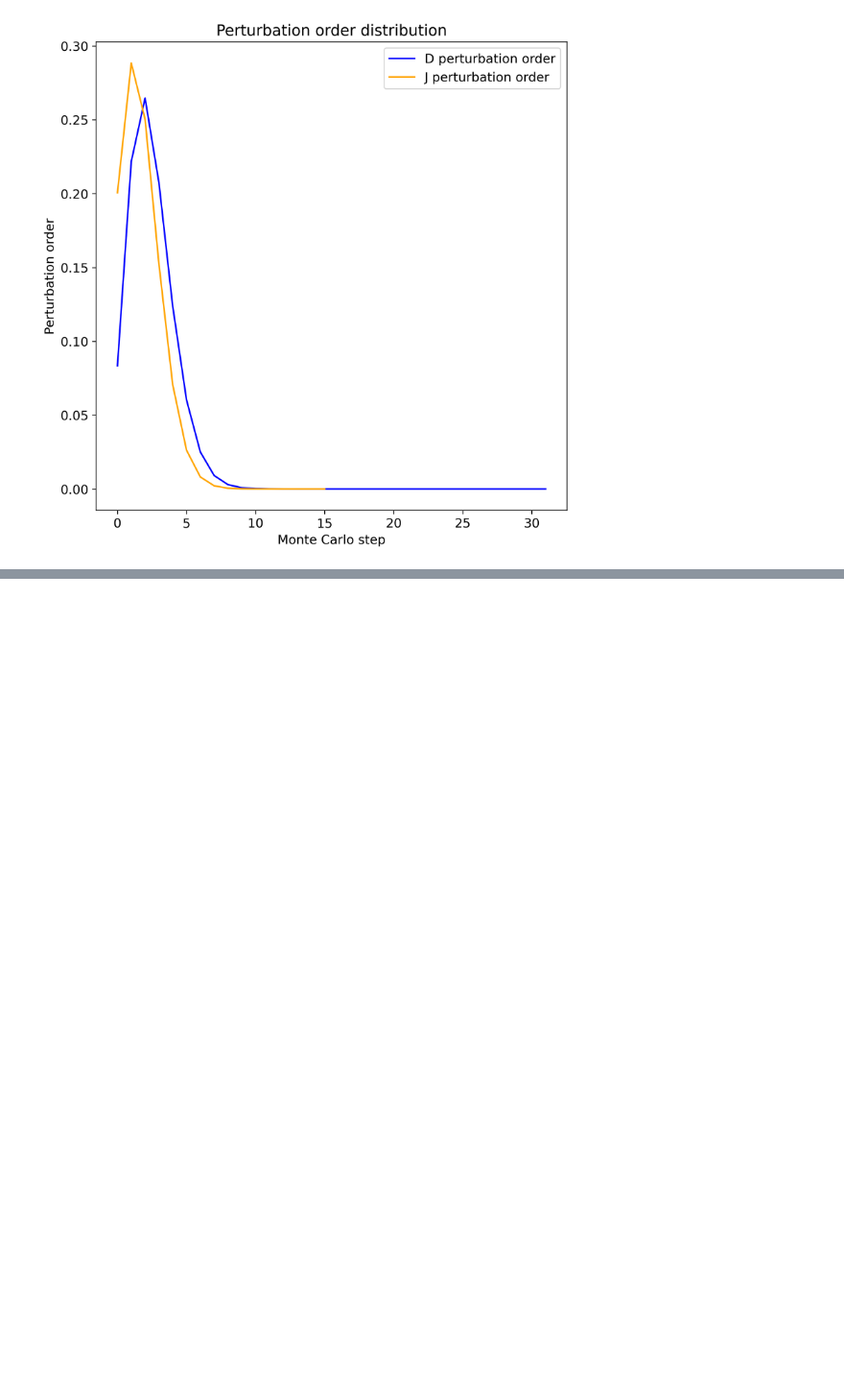
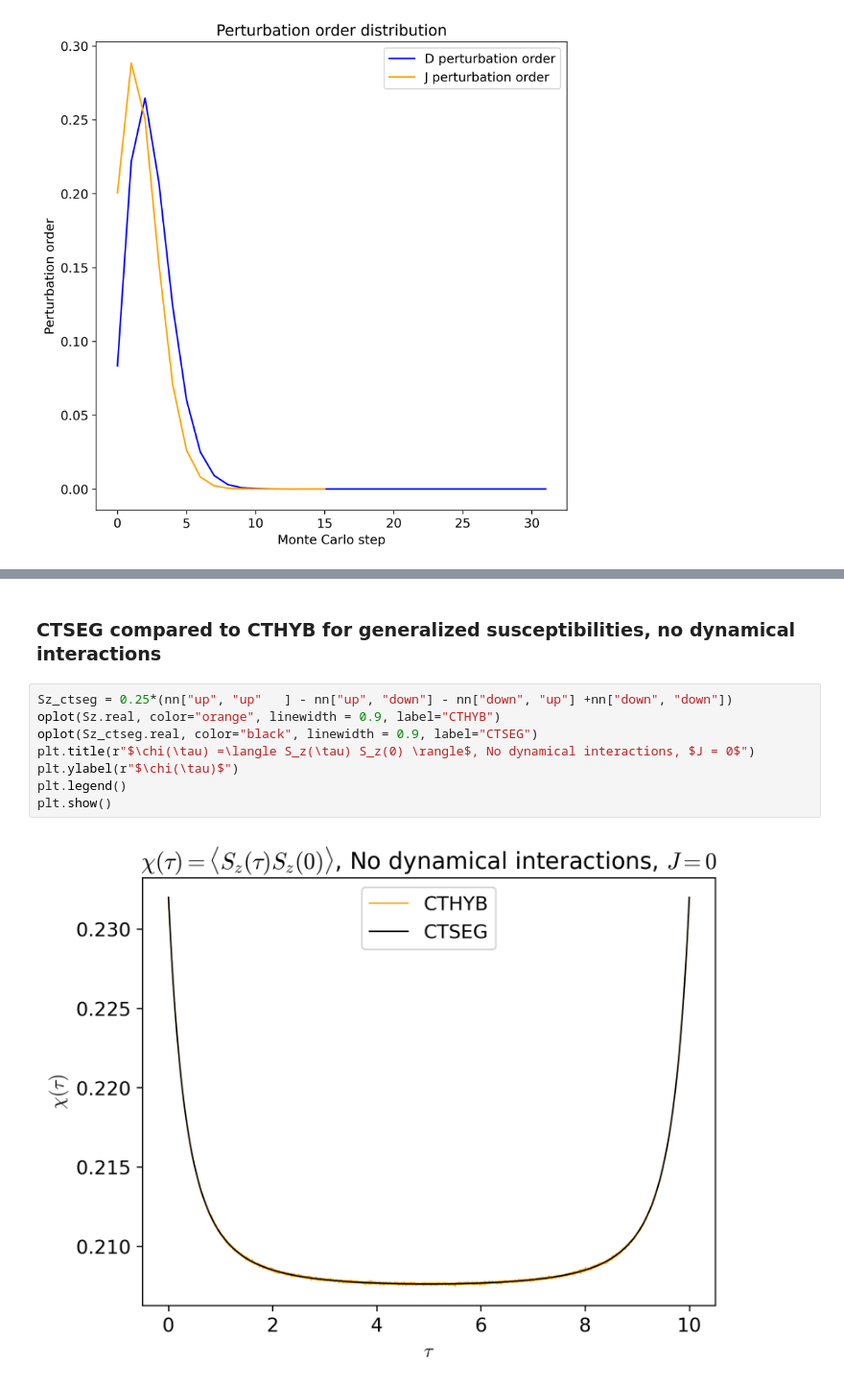
Before and after one commit to andrewkhardy/cthyb, a Jupyter notebook: benchmark/dynamic_int/CTHYB_Benchmarking.ipynb, the cells around one changed output, grey strips where cells are left out. Shown at 96% size. Cells and saved outputs as stored; diff of their text form; blank space fills up the shorter version.

```diff
--- a/benchmark/dynamic_int/CTHYB_Benchmarking.ipynb
+++ b/benchmark/dynamic_int/CTHYB_Benchmarking.ipynb
@@ -275,0 +307,12 @@ plt.show()
+# %% [markdown]
+### CTSEG compared to CTHYB for generalized susceptibilities, no dynamical interactions
+# %%
+Sz_ctseg = 0.25*(nn["up", "up"   ] - nn["up", "down"] - nn["down", "up"] +nn["down", "down"])
+oplot(Sz.real, color="orange", linewidth = 0.9, label="CTHYB")
+oplot(Sz_ctseg.real, color="black", linewidth = 0.9, label="CTSEG")
+plt.title(r"$\chi(\tau) =\langle S_z(\tau) S_z(0) \rangle$, No dynamical interactions, $J = 0$")
+plt.ylabel(r"$\chi(\tau)$")
+plt.legend()
+plt.show()
+# %% [output]
+[figure, added]
```
Also changed, not shown: parts of 9 cells of this notebook, 1 other file.
